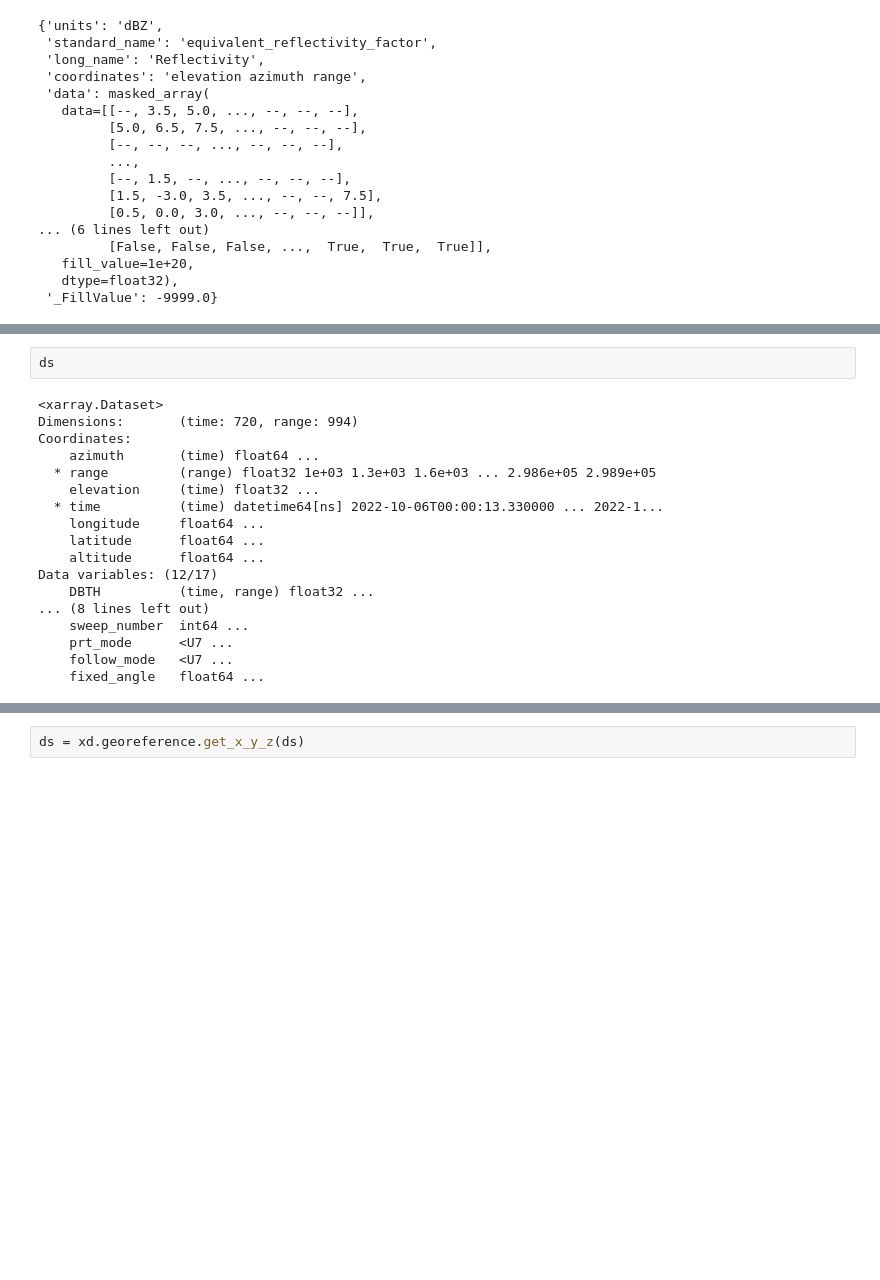
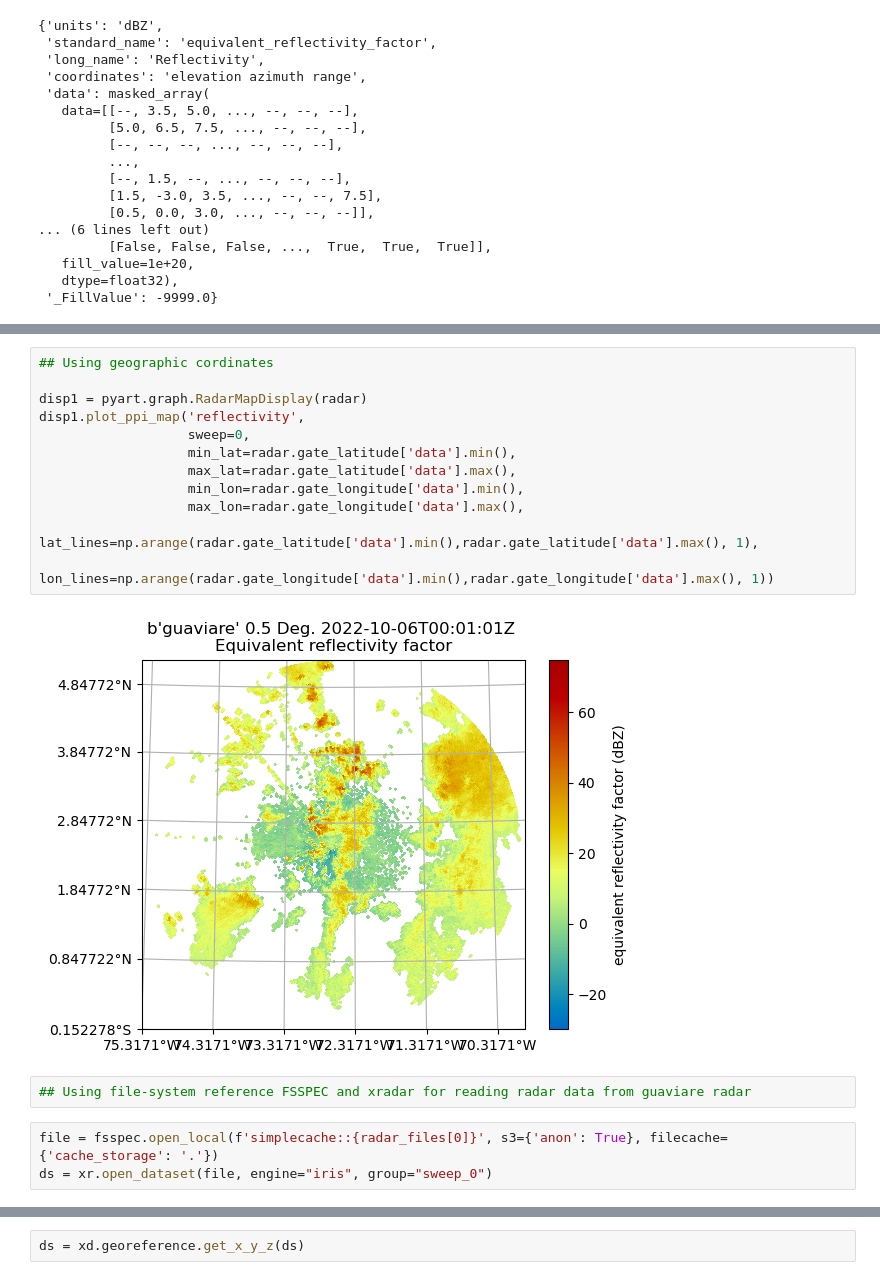
Before and after one commit to aladinor/notebooks, a Jupyter notebook: Reading_from_AWS.ipynb, the cells around one changed output, grey strips where cells are left out. Saved outputs shown, nothing was run; the diff lists cells and outputs as text; blank space fills up the shorter version.

```diff
--- a/Reading_from_AWS.ipynb
+++ b/Reading_from_AWS.ipynb
@@ -46,23 +93,22 @@ ds = xr.open_dataset(file, engine="iris", group=1 )
+# %%
+## Using geographic cordinates
+
+disp1 = pyart.graph.RadarMapDisplay(radar)
+disp1.plot_ppi_map('reflectivity',
+                   sweep=0,
+                   min_lat=radar.gate_latitude['data'].min(),
+                   max_lat=radar.gate_latitude['data'].max(),
+                   min_lon=radar.gate_longitude['data'].min(),
+                   max_lon=radar.gate_longitude['data'].max(),
+                   lat_lines=np.arange(radar.gate_latitude['data'].min(),radar.gate_latitude['data'].max(), 1),
+                   lon_lines=np.arange(radar.gate_longitude['data'].min(),radar.gate_longitude['data'].max(), 1))
+# %% [output]
+[figure, added]
+# %%
+## Using file-system reference FSSPEC and xradar for reading radar data from guaviare radar
 # %%
-ds
+file = fsspec.open_local(f'simplecache::{radar_files[0]}', s3={'anon': True}, filecache={'cache_storage': '.'})
+ds = xr.open_dataset(file, engine="iris", group="sweep_0")
-# %% [output]
-<xarray.Dataset>
-Dimensions:       (time: 720, range: 994)
-Coordinates:
-    azimuth       (time) float64 ...
-  * range         (range) float32 1e+03 1.3e+03 1.6e+03 ... 2.986e+05 2.989e+05
-    elevation     (time) float32 ...
-  * time          (time) datetime64[ns] 2022-10-06T00:00:13.330000 ... 2022-1...
-    longitude     float64 ...
-    latitude      float64 ...
-    altitude      float64 ...
-Data variables: (12/17)
-    DBTH          (time, range) float32 ...
-... (8 lines left out)
-    sweep_number  int64 ...
-    prt_mode      <U7 ...
-    follow_mode   <U7 ...
-    fixed_angle   float64 ...
 # %%
 ds.DBZH.plot()
 # %% [output]
```
Also changed, not shown: parts of 18 cells of this notebook.
